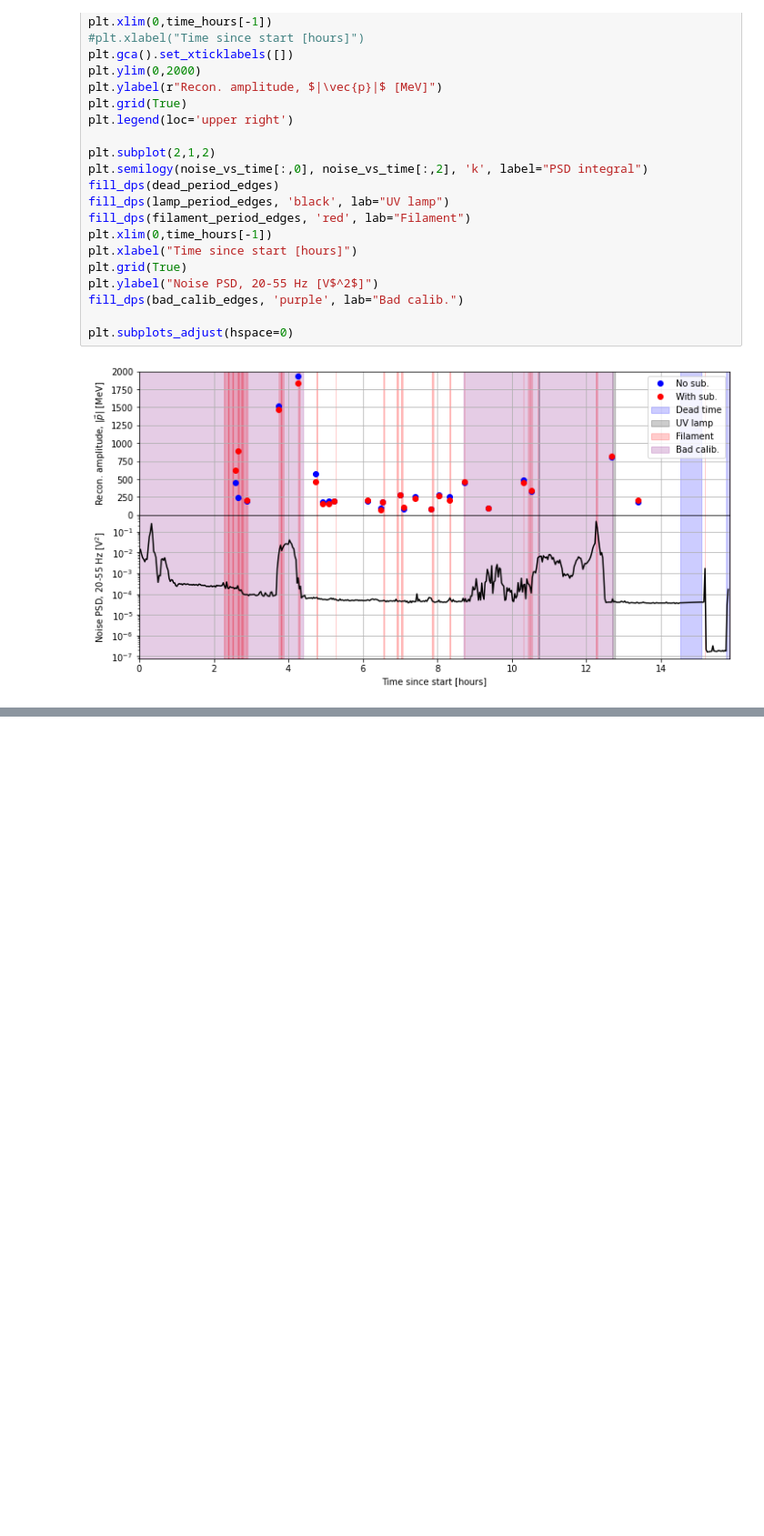
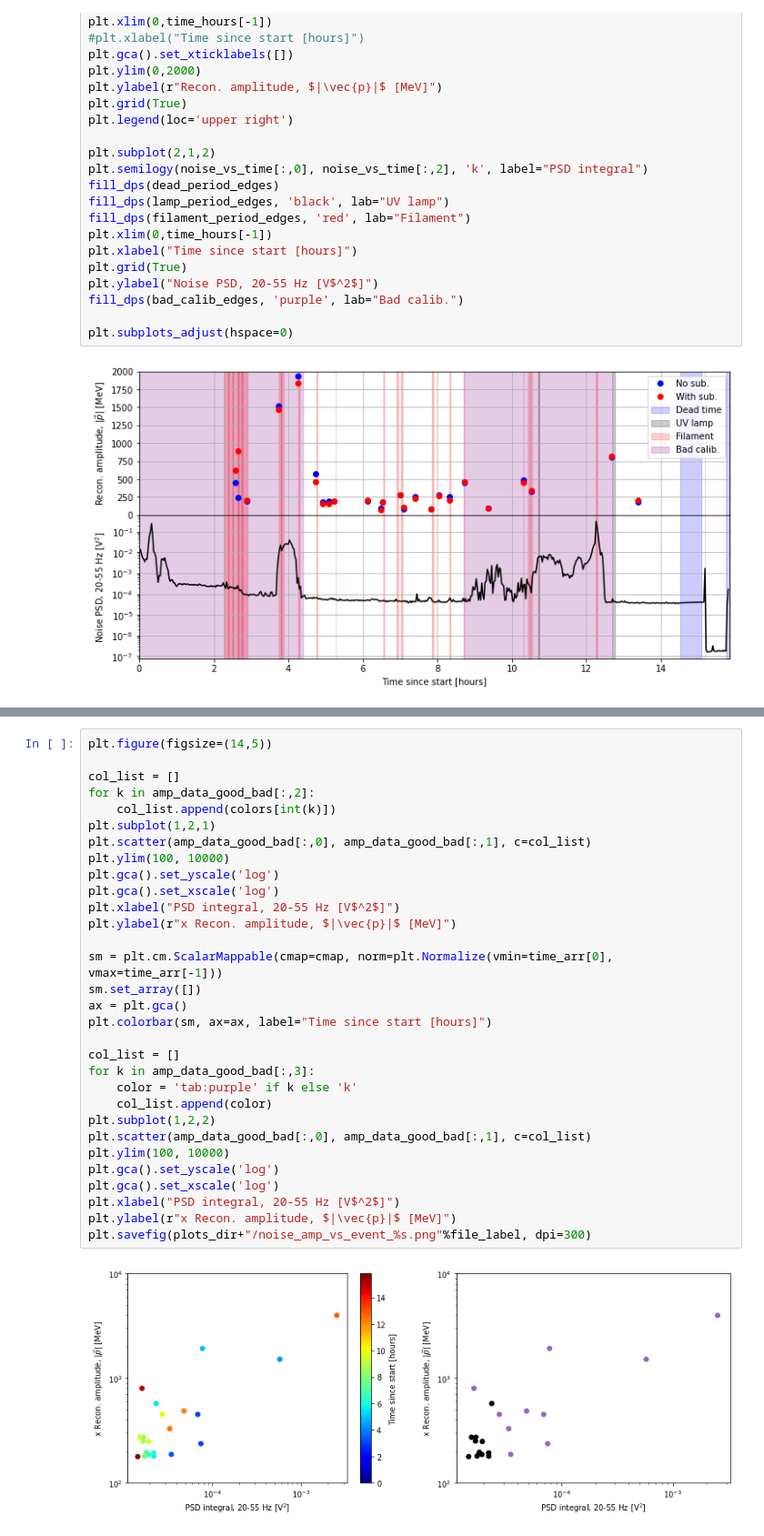
Before and after one commit to Moore-Lab/decay_analysis, a Jupyter notebook: analyze_alpha_data_20231030.ipynb, the cells around one changed output, grey strips where cells are left out. Shown at 91% size. Cells and saved outputs as stored; diff of their text form; blank space fills up the shorter version.

```diff
--- a/analyze_alpha_data_20231030.ipynb
+++ b/analyze_alpha_data_20231030.ipynb
@@ -1691,0 +1770,33 @@ plt.subplots_adjust(hspace=0)
+# %%
+plt.figure(figsize=(14,5))
+
+col_list = []
+for k in amp_data_good_bad[:,2]:
+    col_list.append(colors[int(k)])
+plt.subplot(1,2,1)
+plt.scatter(amp_data_good_bad[:,0], amp_data_good_bad[:,1], c=col_list)
+plt.ylim(100, 10000)
+plt.gca().set_yscale('log')
+plt.gca().set_xscale('log')
+plt.xlabel("PSD integral, 20-55 Hz [V$^2$]")
+plt.ylabel(r"x Recon. amplitude, $|\vec{p}|$ [MeV]")
+
+sm = plt.cm.ScalarMappable(cmap=cmap, norm=plt.Normalize(vmin=time_arr[0], vmax=time_arr[-1]))
+sm.set_array([])
+ax = plt.gca()
+plt.colorbar(sm, ax=ax, label="Time since start [hours]")
+
+col_list = []
+for k in amp_data_good_bad[:,3]:
+    color = 'tab:purple' if k else 'k'
+    col_list.append(color)
+plt.subplot(1,2,2)
+plt.scatter(amp_data_good_bad[:,0], amp_data_good_bad[:,1], c=col_list)
+plt.ylim(100, 10000)
+plt.gca().set_yscale('log')
+plt.gca().set_xscale('log')
+plt.xlabel("PSD integral, 20-55 Hz [V$^2$]")
+plt.ylabel(r"x Recon. amplitude, $|\vec{p}|$ [MeV]")
+plt.savefig(plots_dir+"/noise_amp_vs_event_%s.png"%file_label, dpi=300)
+# %% [output]
+[figure, added]
```
Also changed, not shown: parts of 6 cells of this notebook, 2 other files.
